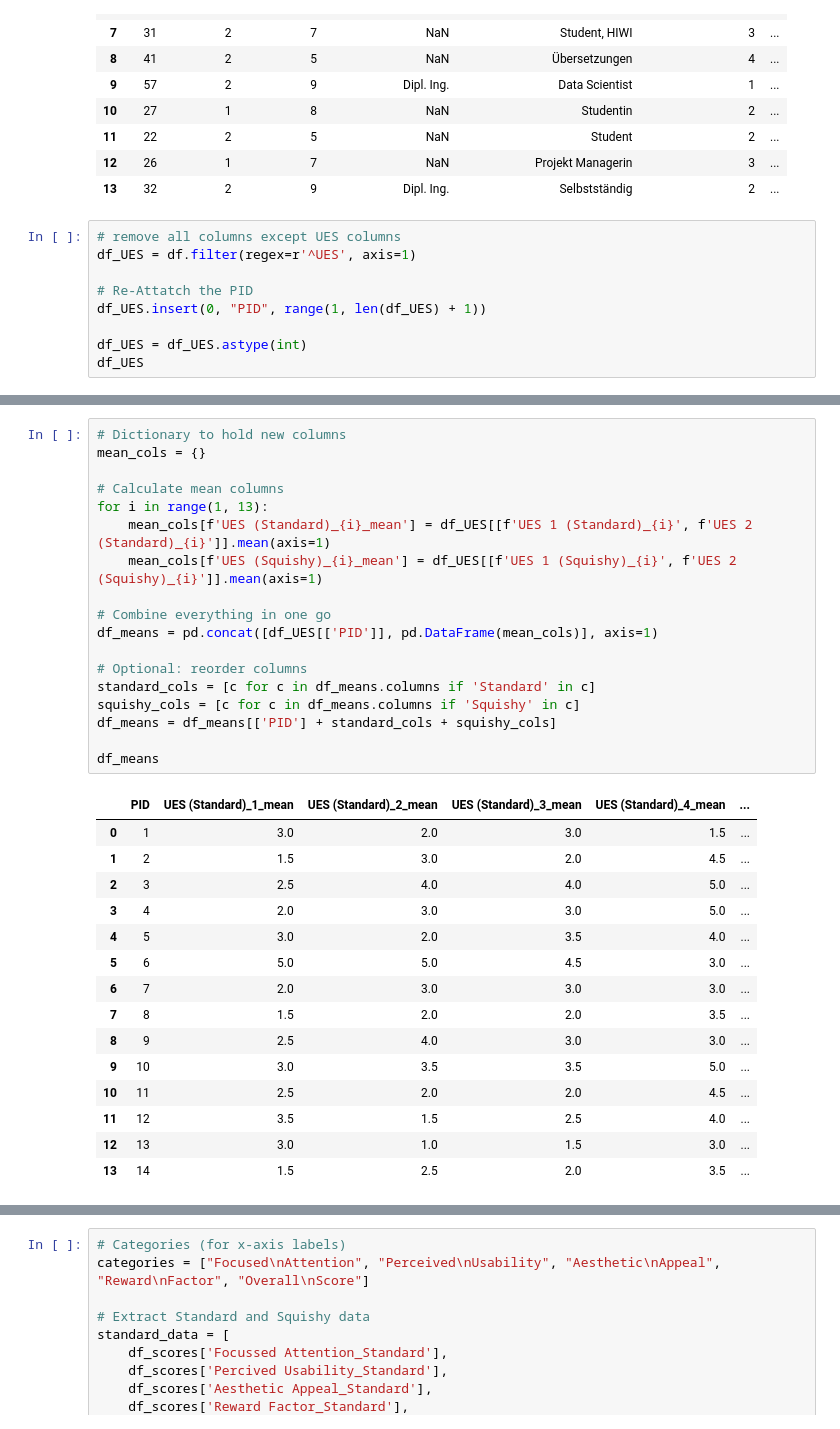
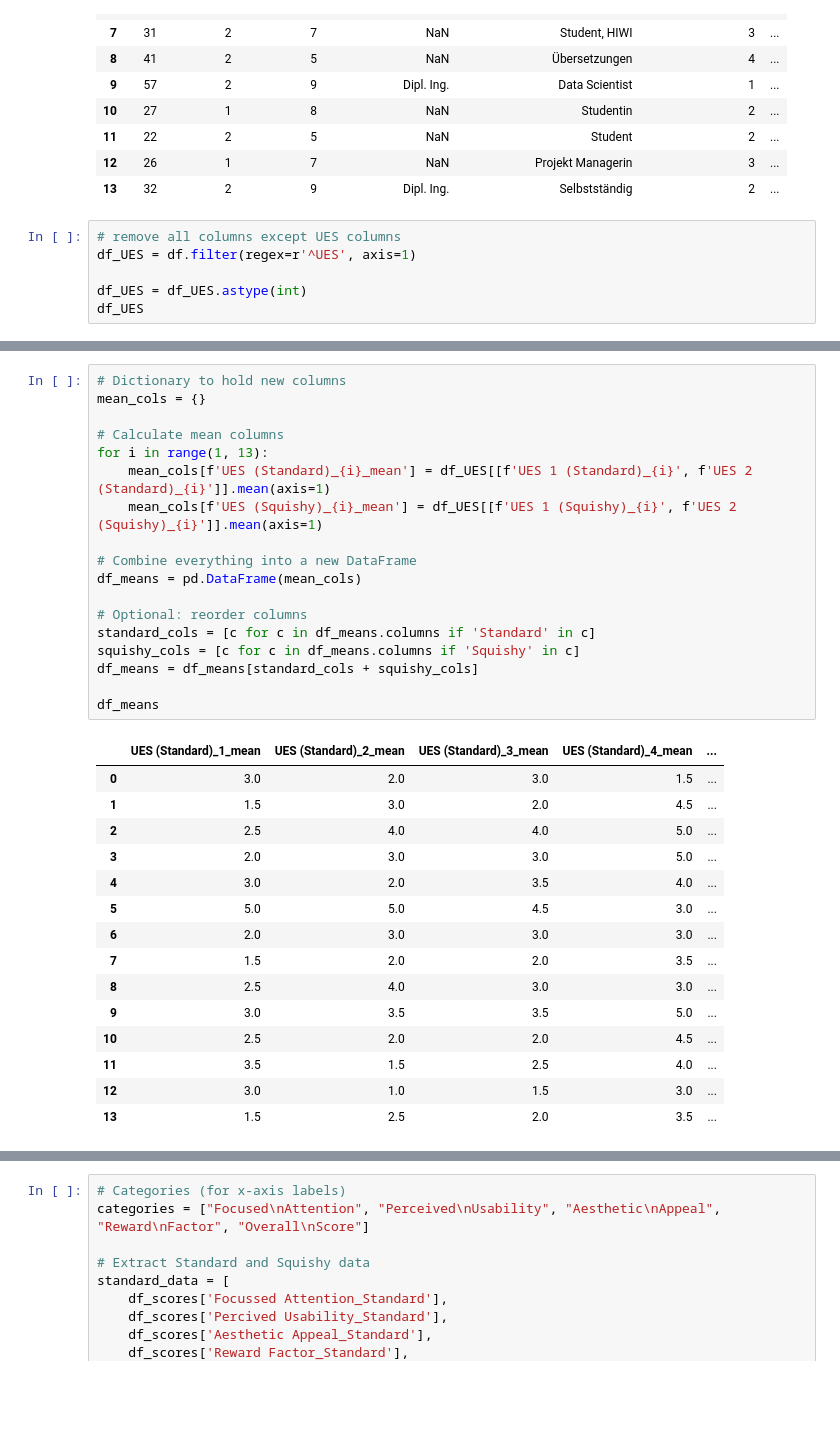
Before and after one commit to Phlipinator/Squishy-Data-Analysis, a Jupyter notebook: UES_MeanOverTasks.ipynb, the cells around one changed output, grey strips where cells are left out. Saved outputs shown, nothing was run; the diff lists cells and outputs as text; blank space fills up the shorter version.

```diff
--- a/UES_MeanOverTasks.ipynb
+++ b/UES_MeanOverTasks.ipynb
@@ -39,9 +39,6 @@ df
 # remove all columns except UES columns
 df_UES = df.filter(regex=r'^UES', axis=1)
 
-# Re-Attatch the PID
-df_UES.insert(0, "PID", range(1, len(df_UES) + 1))
-
 df_UES = df_UES.astype(int)
 df_UES
 # %% [output]
@@ -91,35 +88,35 @@ df_UES
 # %%
 # Dictionary to hold new columns
 mean_cols = {}
 
 # Calculate mean columns
 for i in range(1, 13):
     mean_cols[f'UES (Standard)_{i}_mean'] = df_UES[[f'UES 1 (Standard)_{i}', f'UES 2 (Standard)_{i}']].mean(axis=1)
     mean_cols[f'UES (Squishy)_{i}_mean'] = df_UES[[f'UES 1 (Squishy)_{i}', f'UES 2 (Squishy)_{i}']].mean(axis=1)
 
-# Combine everything in one go
-df_means = pd.concat([df_UES[['PID']], pd.DataFrame(mean_cols)], axis=1)
+# Combine everything into a new DataFrame
+df_means = pd.DataFrame(mean_cols)
 
 # Optional: reorder columns
 standard_cols = [c for c in df_means.columns if 'Standard' in c]
 squishy_cols = [c for c in df_means.columns if 'Squishy' in c]
-df_means = df_means[['PID'] + standard_cols + squishy_cols]
+df_means = df_means[standard_cols + squishy_cols]
 
 df_means
 # %% [output]
-|  | PID | UES (Standard)_1_mean | UES (Standard)_2_mean | UES (Standard)_3_mean | UES (Standard)_4_mean | ... |
-| 0 | 1 | 3.0 | 2.0 | 3.0 | 1.5 | ... |
-| 1 | 2 | 1.5 | 3.0 | 2.0 | 4.5 | ... |
-| 2 | 3 | 2.5 | 4.0 | 4.0 | 5.0 | ... |
-| 3 | 4 | 2.0 | 3.0 | 3.0 | 5.0 | ... |
-| 4 | 5 | 3.0 | 2.0 | 3.5 | 4.0 | ... |
-| 5 | 6 | 5.0 | 5.0 | 4.5 | 3.0 | ... |
-| 6 | 7 | 2.0 | 3.0 | 3.0 | 3.0 | ... |
-| 7 | 8 | 1.5 | 2.0 | 2.0 | 3.5 | ... |
-| 8 | 9 | 2.5 | 4.0 | 3.0 | 3.0 | ... |
-| 9 | 10 | 3.0 | 3.5 | 3.5 | 5.0 | ... |
-| 10 | 11 | 2.5 | 2.0 | 2.0 | 4.5 | ... |
-| 11 | 12 | 3.5 | 1.5 | 2.5 | 4.0 | ... |
-| 12 | 13 | 3.0 | 1.0 | 1.5 | 3.0 | ... |
-| 13 | 14 | 1.5 | 2.5 | 2.0 | 3.5 | ... |
+|  | UES (Standard)_1_mean | UES (Standard)_2_mean | UES (Standard)_3_mean | UES (Standard)_4_mean | ... |
+| 0 | 3.0 | 2.0 | 3.0 | 1.5 | ... |
+| 1 | 1.5 | 3.0 | 2.0 | 4.5 | ... |
+| 2 | 2.5 | 4.0 | 4.0 | 5.0 | ... |
+| 3 | 2.0 | 3.0 | 3.0 | 5.0 | ... |
+| 4 | 3.0 | 2.0 | 3.5 | 4.0 | ... |
+| 5 | 5.0 | 5.0 | 4.5 | 3.0 | ... |
+| 6 | 2.0 | 3.0 | 3.0 | 3.0 | ... |
+| 7 | 1.5 | 2.0 | 2.0 | 3.5 | ... |
+| 8 | 2.5 | 4.0 | 3.0 | 3.0 | ... |
+| 9 | 3.0 | 3.5 | 3.5 | 5.0 | ... |
+| 10 | 2.5 | 2.0 | 2.0 | 4.5 | ... |
+| 11 | 3.5 | 1.5 | 2.5 | 4.0 | ... |
+| 12 | 3.0 | 1.0 | 1.5 | 3.0 | ... |
+| 13 | 1.5 | 2.5 | 2.0 | 3.5 | ... |
 # %%
```
Also changed, not shown: parts of 7 cells of this notebook, 1 other file.
